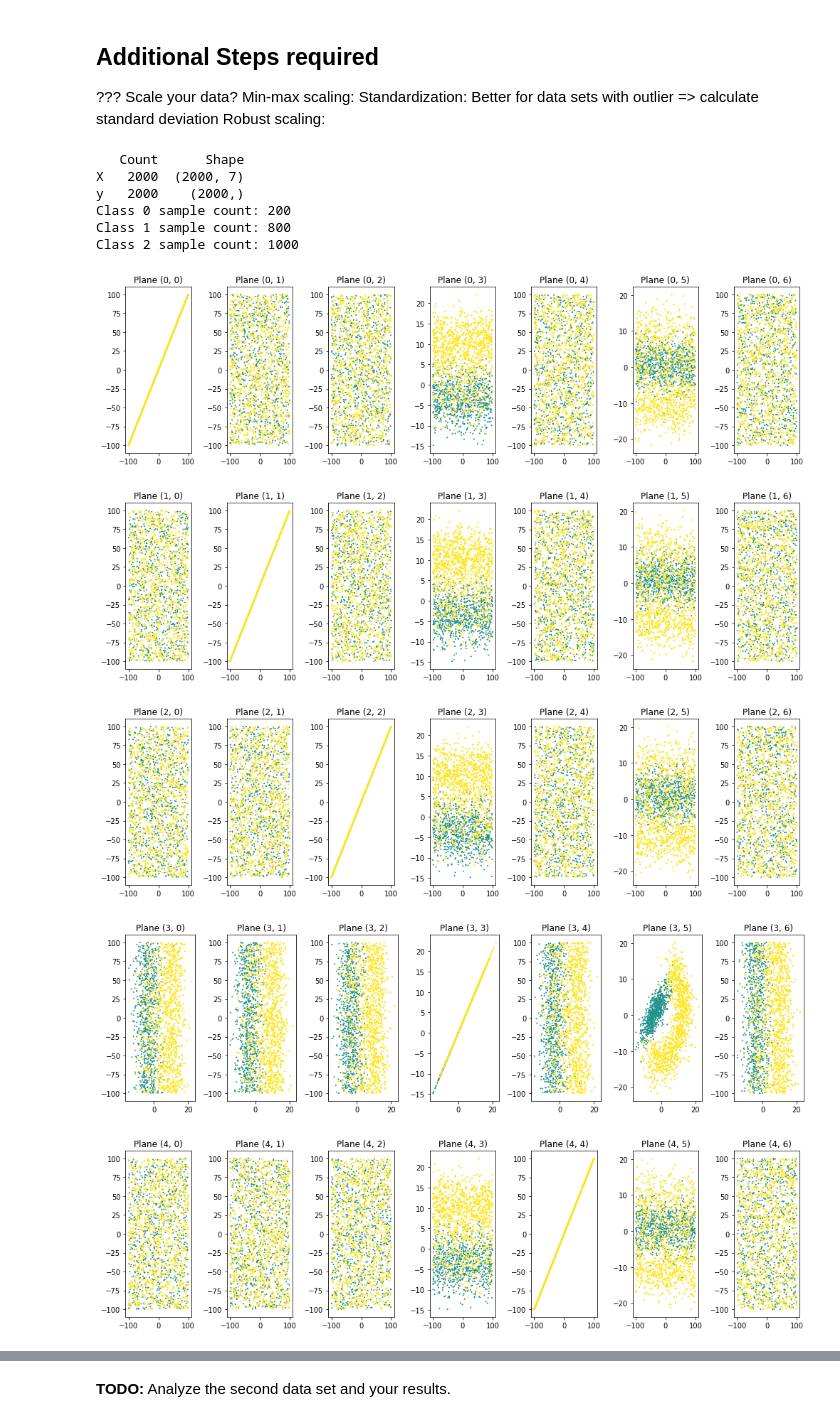
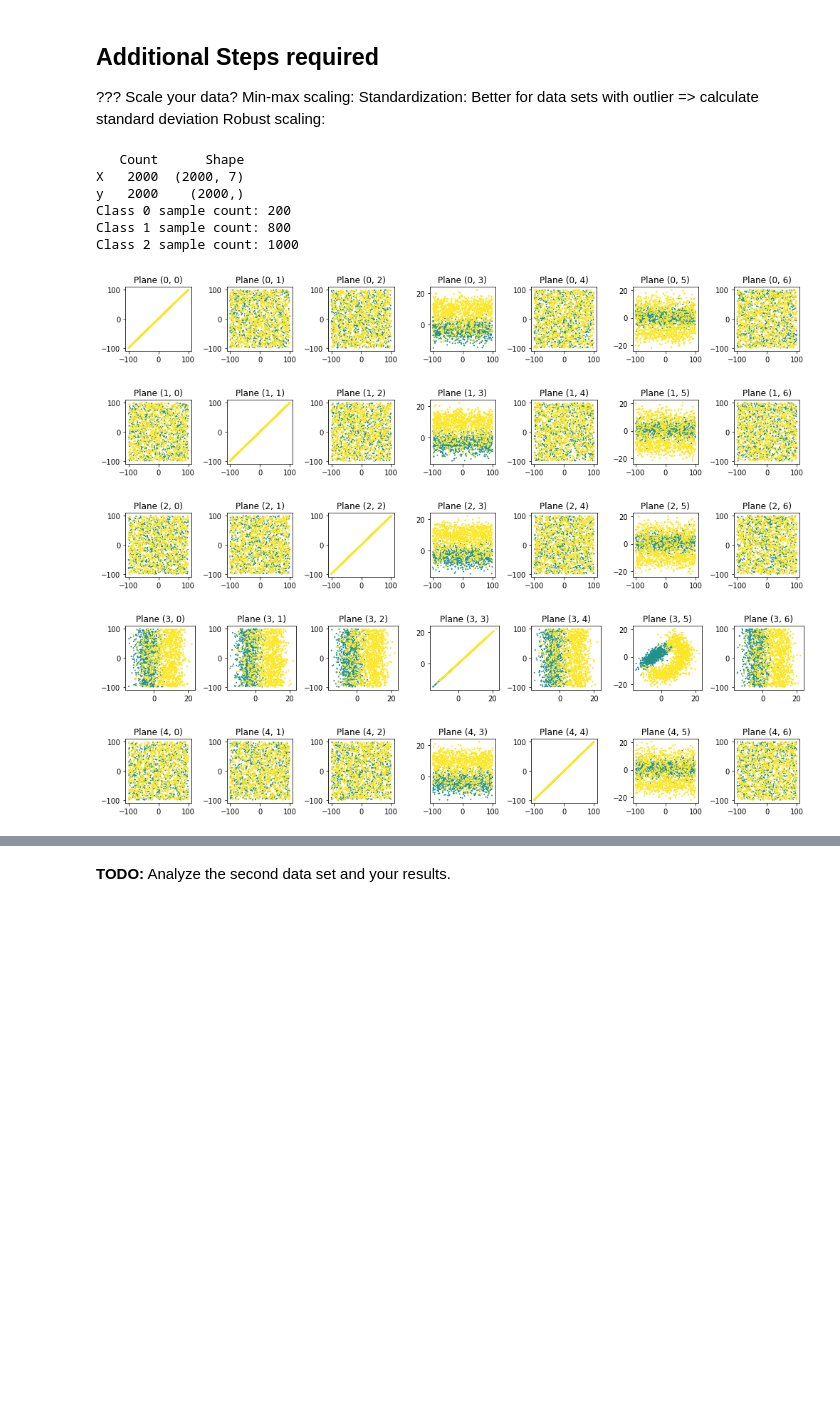
Before and after one commit to mankinskin/ml_projects, a Jupyter notebook: project2/Project2.ipynb, the cells around one changed output, grey strips where cells are left out. Drawn from its saved outputs; the diff is of its cells as text; code cells hidden in the pictures; blank space fills up the shorter version.

Commit message:
Adjust hyperplane figure heights

```diff
--- a/project2/Project2.ipynb
+++ b/project2/Project2.ipynb
@@ -212,37 +212,37 @@ def plot_hyperspace(X, ):
     grid_width = 7
     grid_height = math.ceil(plane_count/grid_width)
     #print(f"grid_height = {grid_height}")
 
     plt.close('all')
     width=dim_count
     for a in range(0, width):
         fig, axs = plt.subplots(1, width)
         fig.set_figwidth(width*2)
-        fig.set_figheight(4)
+        fig.set_figheight(2)
         for b in range(0, width):
             #k = b + a*width
             #print(f"k={k} p=({a}, {b})")
             plot_plane(X, axs[b], a, b)
         plt.tight_layout()
 
 
 data_frame = property_table([
         ('Count', lambda item: len(item)),
         ('Shape', lambda item: item.shape),
     ], data_set)
 
 print(data_frame)
 class_counts(y)
-plot_hyperspace()
+plot_hyperspace(X)
 # %% [output]
    Count      Shape
 X   2000  (2000, 7)
 y   2000    (2000,)
 Class 0 sample count: 200
 Class 1 sample count: 800
 Class 2 sample count: 1000
-[figure, old version]
+[figure, new version]
-[figure, old version]
+[figure, new version]
-[figure, old version]
+[figure, new version]
-[figure, old version]
+[figure, new version]
-[figure, old version]
+[figure, new version]
```
Also changed, not shown: parts of 1 cell of this notebook.
